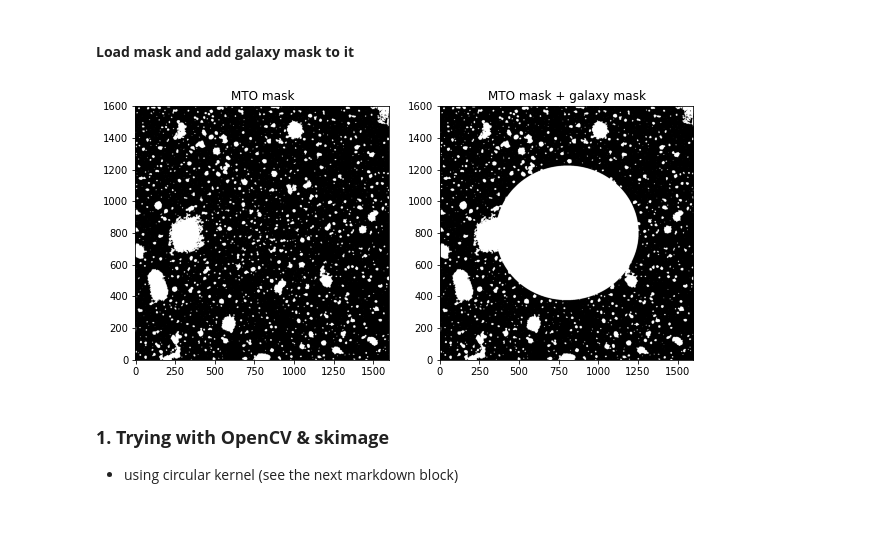
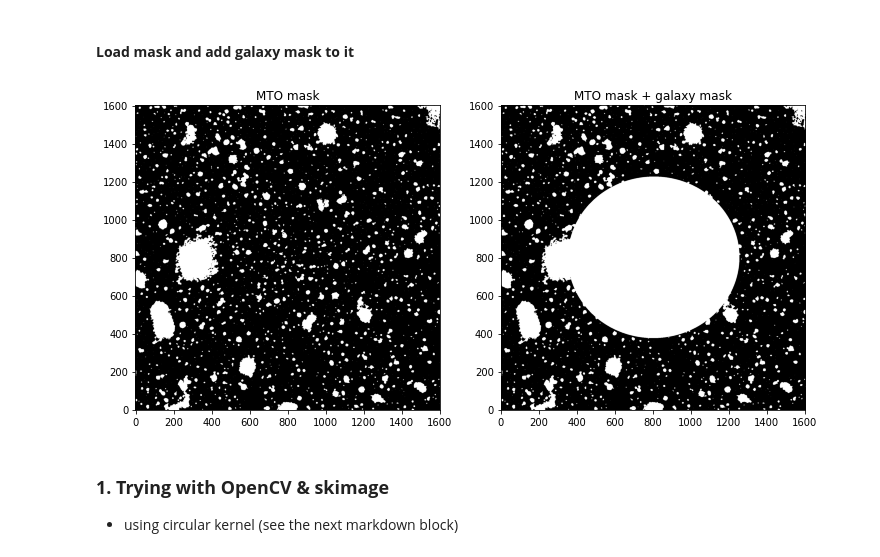
Before and after one commit to shivangeerathi/photometry_notebooks, a Jupyter notebook: testing_dilation.ipynb, the cells around one changed output. Drawn from its saved outputs; the diff is of its cells as text; code cells hidden in the pictures; blank space fills up the shorter version.

```diff
--- a/testing_dilation.ipynb
+++ b/testing_dilation.ipynb
@@ -72,28 +71,28 @@ obj_direc = "/home/srathi/data/SED/objects/{}/{}/".format(mag_range, obj)
 # %%
 # r-band science image
 data, hdr = fits.getdata(obj_direc + 'rF{}D{}_final.fits'.format(fld, gal_id.zfill(3)), header=True)
 
-# loading mask
+# loading mask (objects=1, sky=0)
 mask = get_final_mask_data(obj_direc)
 
 # add elliptical mask over the galaxy
 mask_w_gal = mask.copy()
 geometry, maxsma = get_geometry_maxsma(obj_direc)
 ellip_mask = elliptical_mask(mask, geometry, maxsma)
 mask_w_gal[ellip_mask] = 1
 
 # displaying the mask
-fig = plt.figure(figsize=(10, 5))
+fig = plt.figure(figsize=(12, 6))
 ax1 = fig.add_subplot(121)
 ax2 = fig.add_subplot(122)
 
 im1 = ax1.imshow(mask, origin='lower', cmap="Greys_r")
 ax1.set_title('MTO mask');
 
 im2 = ax2.imshow(mask_w_gal, origin='lower', cmap="Greys_r")
 ax2.set_title('MTO mask + galaxy mask');
 # %% [output]
-[figure, old version]
+[figure, new version]
 # %% [markdown]
 ### **1. Trying with OpenCV & skimage**
 - using circular kernel (see the next markdown block)
```
Also changed, not shown: parts of 5 cells of this notebook, 1 other file.
